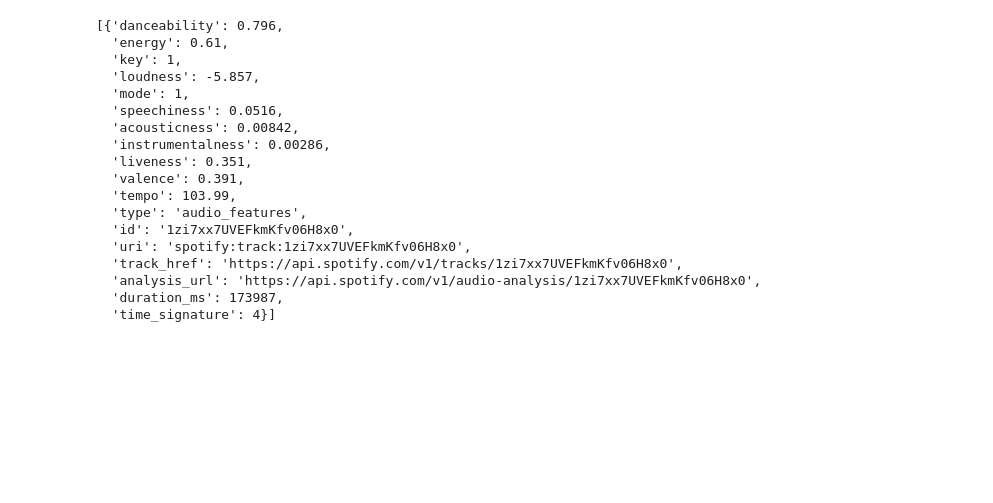
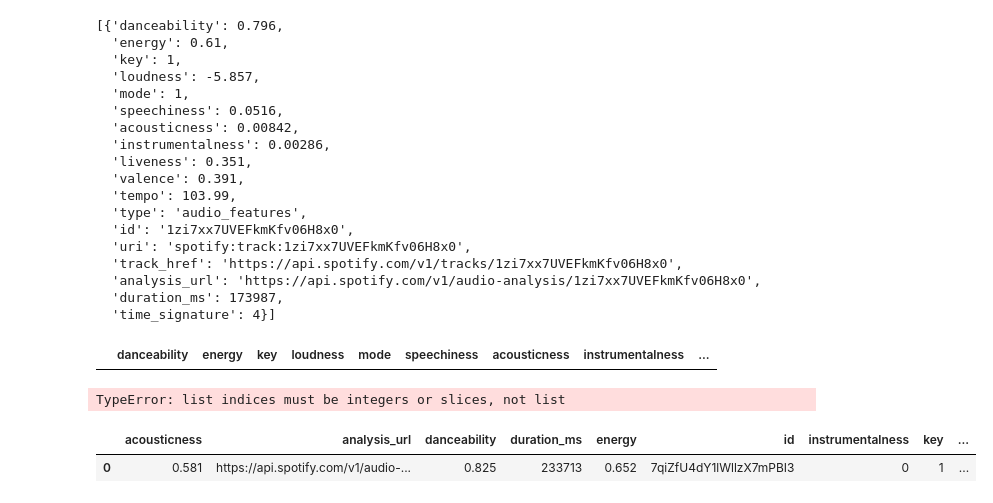
Before and after one commit to alysonsmith1124/Project2-Green-Team, a Jupyter notebook: webscrape.ipynb, the cells around one changed output. Saved outputs shown, nothing was run; the diff lists cells and outputs as text; code cells hidden in the pictures; blank space fills up the shorter version.

```diff
--- a/webscrape.ipynb
+++ b/webscrape.ipynb
@@ -180,4 +182,24 @@ api_results[1]
   'analysis_url': 'https://api.spotify.com/v1/audio-analysis/1zi7xx7UVEFkmKfv06H8x0',
   'duration_ms': 173987,
   'time_signature': 4}]
+# %%
+df1 = pd.DataFrame(columns =['danceability', 'energy', 'key', 'loudness', 'mode', 'speechiness', 'acousticness','instrumentalness', 'liveness',
+                                'valence', 'tempo','type','id','uri','track_href','analysis_url','duration_ms','time_signature' ])
+
+df1
+
+df1
+# %% [output]
+|  | danceability | energy | key | loudness | mode | speechiness | acousticness | instrumentalness | ... |
+# %%
+for song in api_results:
+
+        pd.DataFrame.from_dict(api_results[song])
+# %% [output]
+TypeError: list indices must be integers or slices, not list
+# %%
+first_item
+# %% [output]
+|  | acousticness | analysis_url | danceability | duration_ms | energy | id | instrumentalness | key | ... |
+| 0 | 0.581 | https://api.spotify.com/v1/audio-... | 0.825 | 233713 | 0.652 | 7qiZfU4dY1lWllzX7mPBI3 | 0 | 1 | ... |
 # %%
```
Also changed, not shown: parts of 6 cells of this notebook.
